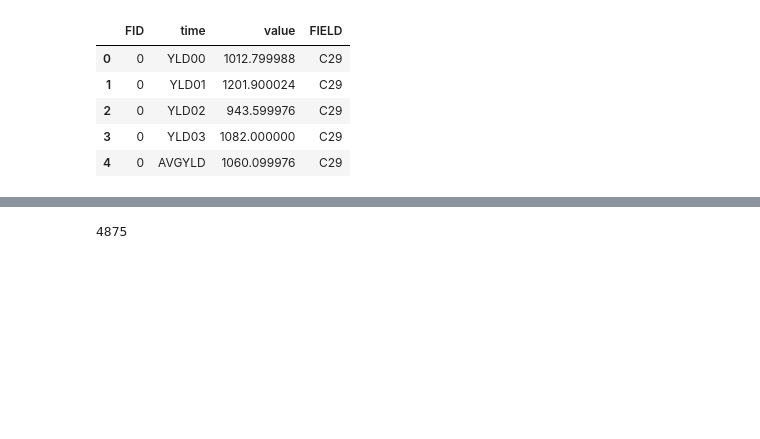
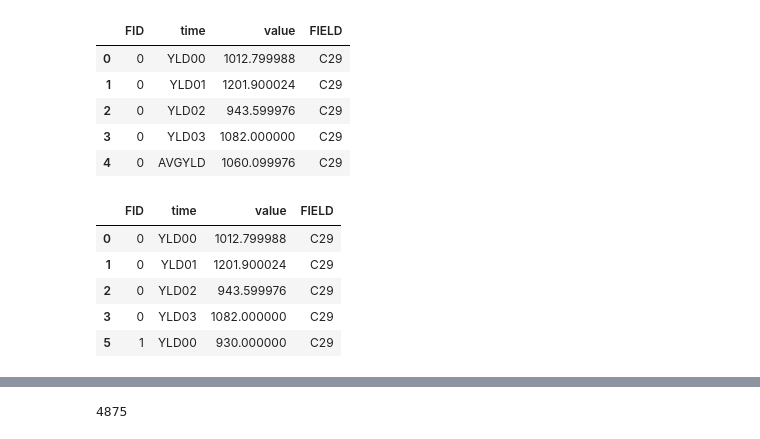
Before and after one commit to data-discovery-lab/cotton-prediction, a Jupyter notebook: cotton-prediction.ipynb, the cells around one changed output, grey strips where cells are left out. Cells and saved outputs as stored; diff of their text form; code cells hidden in the pictures; blank space fills up the shorter version.

```diff
--- a/cotton-prediction.ipynb
+++ b/cotton-prediction.ipynb
@@ -237,0 +239,9 @@ yld_final.head()
+# %%
+yld_final_no_avg.head()
+# %% [output]
+|  | FID | time | value | FIELD |
+| 0 | 0 | YLD00 | 1012.799988 | C29 |
+| 1 | 0 | YLD01 | 1201.900024 | C29 |
+| 2 | 0 | YLD02 | 943.599976 | C29 |
+| 3 | 0 | YLD03 | 1082.000000 | C29 |
+| 5 | 1 | YLD00 | 930.000000 | C29 |
```
Also changed, not shown: parts of 6 cells of this notebook, 3 other files.
